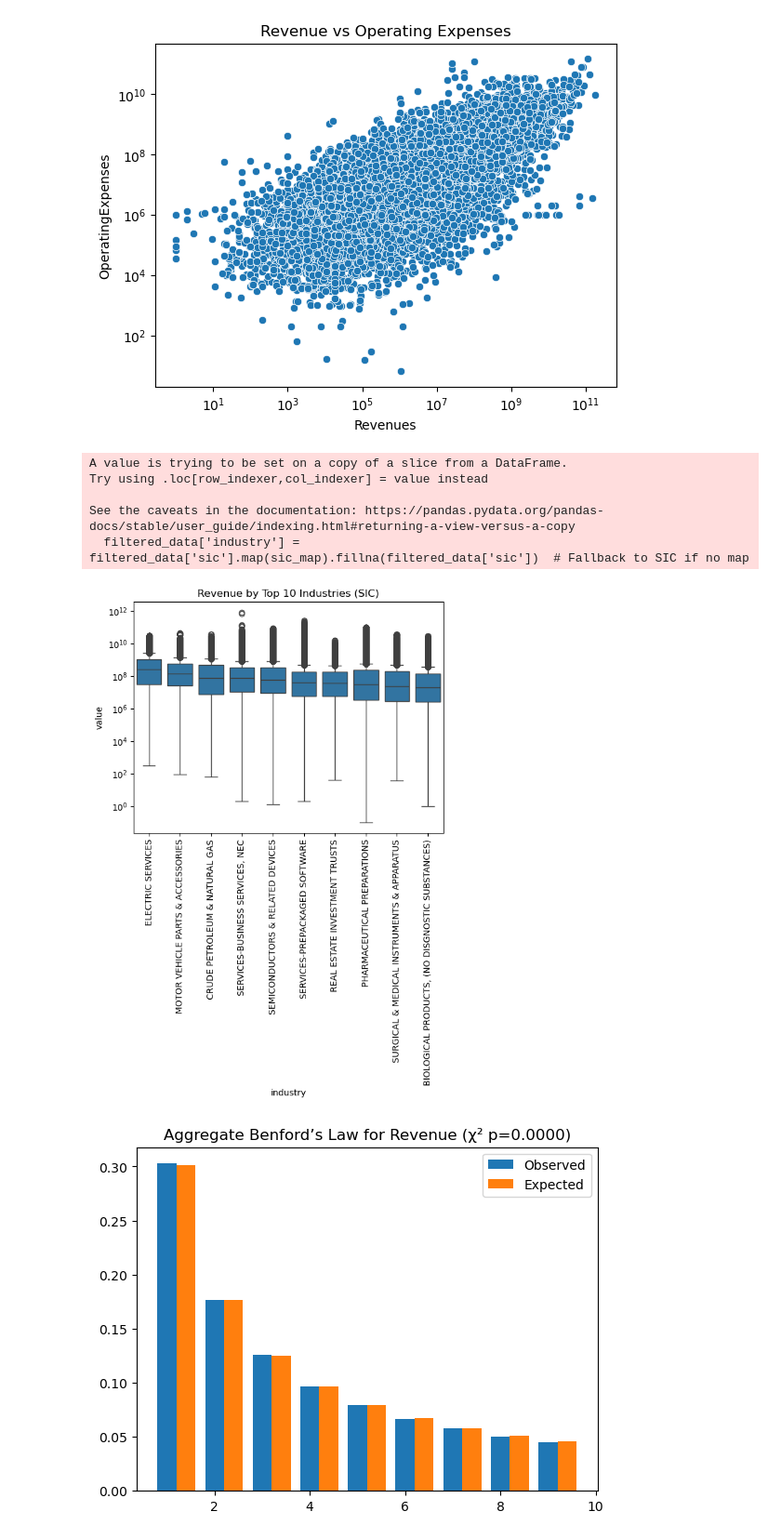
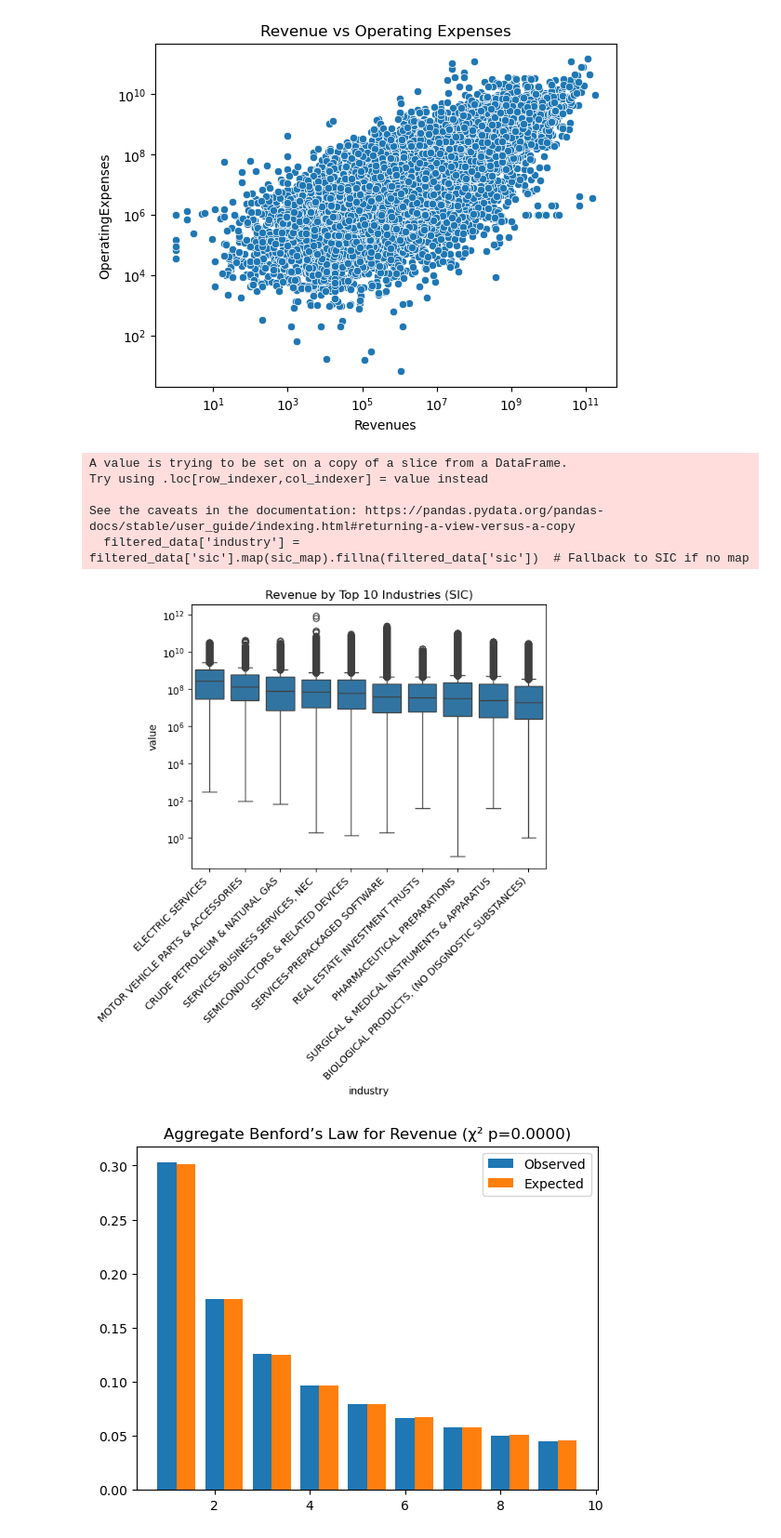
Before and after one commit to ithorton/tfp_07, a Jupyter notebook: final_iteration.ipynb, the cells around one changed output. Shown at 93% size. Cells and saved outputs as stored; diff of their text form; code cells hidden in the pictures.

Commit message:
fixed graph again

```diff
--- a/final_iteration.ipynb
+++ b/final_iteration.ipynb
@@ -677,36 +677,37 @@ sic_map = {
     '8734': 'SERVICES-TESTING LABORATORIES',
     '8741': 'SERVICES-MANAGEMENT SERVICES',
     '8742': 'SERVICES-MANAGEMENT CONSULTING SERVICES',
     '8744': 'SERVICES-FACILITIES SUPPORT MANAGEMENT SERVICES',
     '8880': 'AMERICAN DEPOSITARY RECEIPTS',
     '8888': 'FOREIGN GOVERNMENTS',
     '8900': 'SERVICES-SERVICES, NEC',
     '9721': 'INTERNATIONAL AFFAIRS',
     '9995': 'NON-OPERATING ESTABLISHMENTS',
 }
 # Note: SIC codes are often 4 digits, but this map has some 3/2-digit; adjust if your 'sic' is int/string, e.g., filtered_data['sic'] = filtered_data['sic'].astype(str).str.zfill(4)
 
 # Add industry names to filtered_data
 filtered_data['industry'] = filtered_data['sic'].map(sic_map).fillna(filtered_data['sic'])  # Fallback to SIC if no map
 
 # Optional: Order by median revenue for better visualization
 order = filtered_data.groupby('industry')['value'].median().sort_values(ascending=False).index
 
 # Plot the boxplot
 sns.boxplot(x='industry', y='value', data=filtered_data, order=order)
 plt.title('Revenue by Top 10 Industries (SIC)')
-plt.xticks(rotation=90)
+plt.xticks(rotation=45, ha='right', va='top')
 plt.yscale('log')
-plt.savefig('Revenue_by_Top_10_Industries.png')
+
+plt.savefig('Revenue_by_Top_10_Industries.png', bbox_inches='tight')
 plt.show()
 plt.close()
 # %% [output]
 A value is trying to be set on a copy of a slice from a DataFrame.
 Try using .loc[row_indexer,col_indexer] = value instead
 
 See the caveats in the documentation: https://pandas.pydata.org/pandas-docs/stable/user_guide/indexing.html#returning-a-view-versus-a-copy
   filtered_data['industry'] = filtered_data['sic'].map(sic_map).fillna(filtered_data['sic'])  # Fallback to SIC if no map
-[figure, old version]
+[figure, new version]
 # %%
 def benford_law(values):
     values = values[values > 0].dropna()
```
Also changed, not shown: 1 other file.
